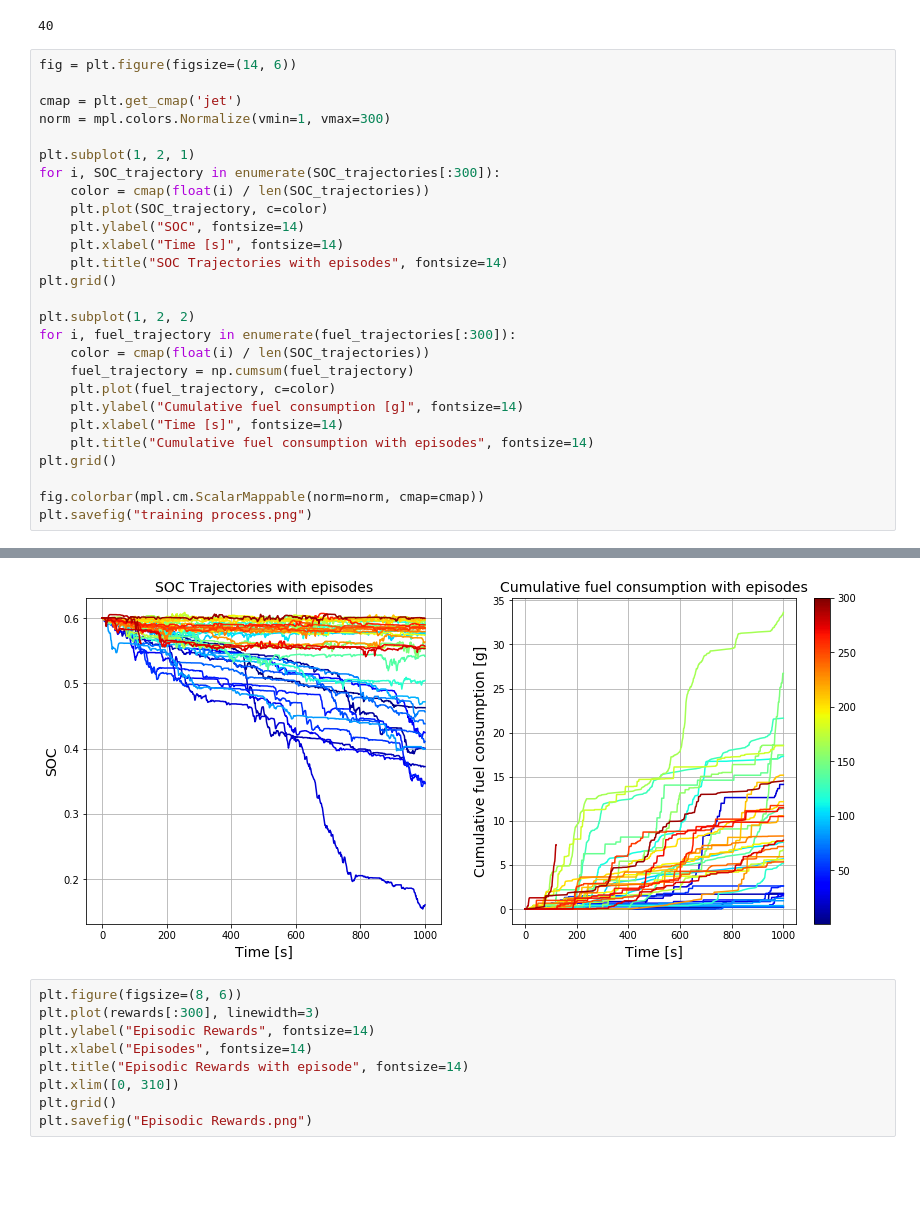
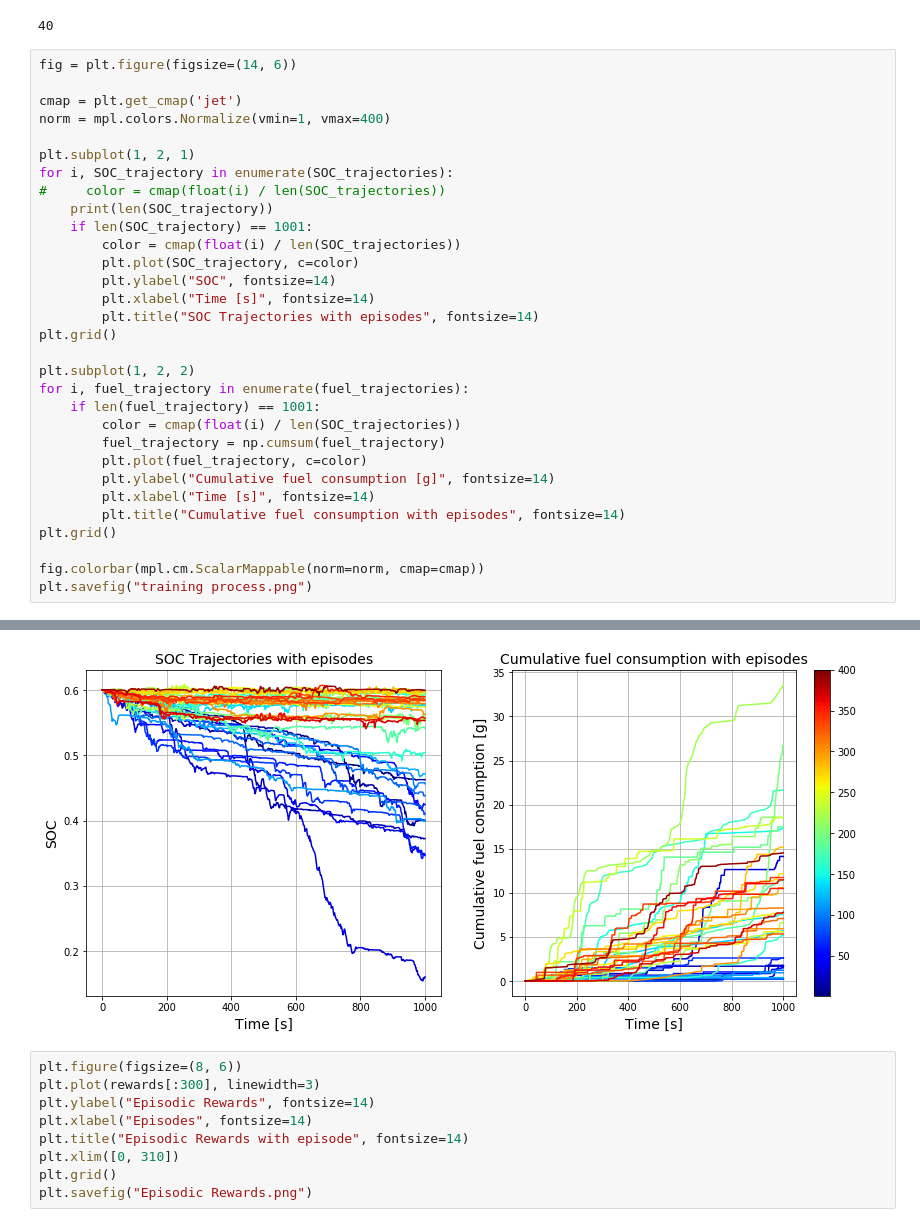
Before and after one commit to zidane89/experiment_essential, a Jupyter notebook: generalization_final/post_process .ipynb, the cells around one changed output, grey strips where cells are left out. Cells and saved outputs as stored; diff of their text form; blank space fills up the shorter version.

```diff
--- a/generalization_final/post_process .ipynb
+++ b/generalization_final/post_process .ipynb
@@ -28,25 +28,29 @@ print(len(histories))
 fig = plt.figure(figsize=(14, 6))
 
 cmap = plt.get_cmap('jet')
-norm = mpl.colors.Normalize(vmin=1, vmax=300)
+norm = mpl.colors.Normalize(vmin=1, vmax=400)
 
 plt.subplot(1, 2, 1)
-for i, SOC_trajectory in enumerate(SOC_trajectories[:300]):
-    color = cmap(float(i) / len(SOC_trajectories))
-    plt.plot(SOC_trajectory, c=color)
-    plt.ylabel("SOC", fontsize=14)
-    plt.xlabel("Time [s]", fontsize=14)
-    plt.title("SOC Trajectories with episodes", fontsize=14)
+for i, SOC_trajectory in enumerate(SOC_trajectories):
+#     color = cmap(float(i) / len(SOC_trajectories))
+    print(len(SOC_trajectory))
+    if len(SOC_trajectory) == 1001:
+        color = cmap(float(i) / len(SOC_trajectories))
+        plt.plot(SOC_trajectory, c=color)
+        plt.ylabel("SOC", fontsize=14)
+        plt.xlabel("Time [s]", fontsize=14)
+        plt.title("SOC Trajectories with episodes", fontsize=14)
 plt.grid()
 
 plt.subplot(1, 2, 2)
-for i, fuel_trajectory in enumerate(fuel_trajectories[:300]):
-    color = cmap(float(i) / len(SOC_trajectories))
-    fuel_trajectory = np.cumsum(fuel_trajectory)
-    plt.plot(fuel_trajectory, c=color)
-    plt.ylabel("Cumulative fuel consumption [g]", fontsize=14)
-    plt.xlabel("Time [s]", fontsize=14)
-    plt.title("Cumulative fuel consumption with episodes", fontsize=14)
+for i, fuel_trajectory in enumerate(fuel_trajectories):
+    if len(fuel_trajectory) == 1001:
+        color = cmap(float(i) / len(SOC_trajectories))
+        fuel_trajectory = np.cumsum(fuel_trajectory)
+        plt.plot(fuel_trajectory, c=color)
+        plt.ylabel("Cumulative fuel consumption [g]", fontsize=14)
+        plt.xlabel("Time [s]", fontsize=14)
+        plt.title("Cumulative fuel consumption with episodes", fontsize=14)
 plt.grid()
 
 fig.colorbar(mpl.cm.ScalarMappable(norm=norm, cmap=cmap))
@@ -55,4 +76,4 @@ plt.savefig("training process.png")
-[figure, old version]
+[figure, new version]
 # %%
 plt.figure(figsize=(8, 6))
 plt.plot(rewards[:300], linewidth=3)
```
Also changed, not shown: parts of 1 cell of this notebook, 3 other files.
